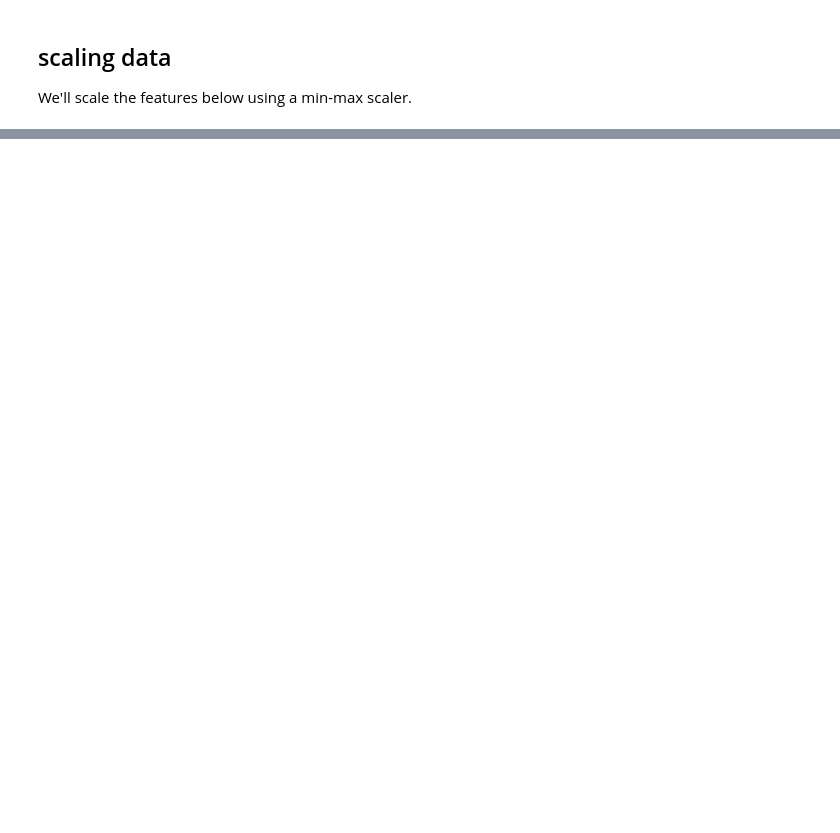
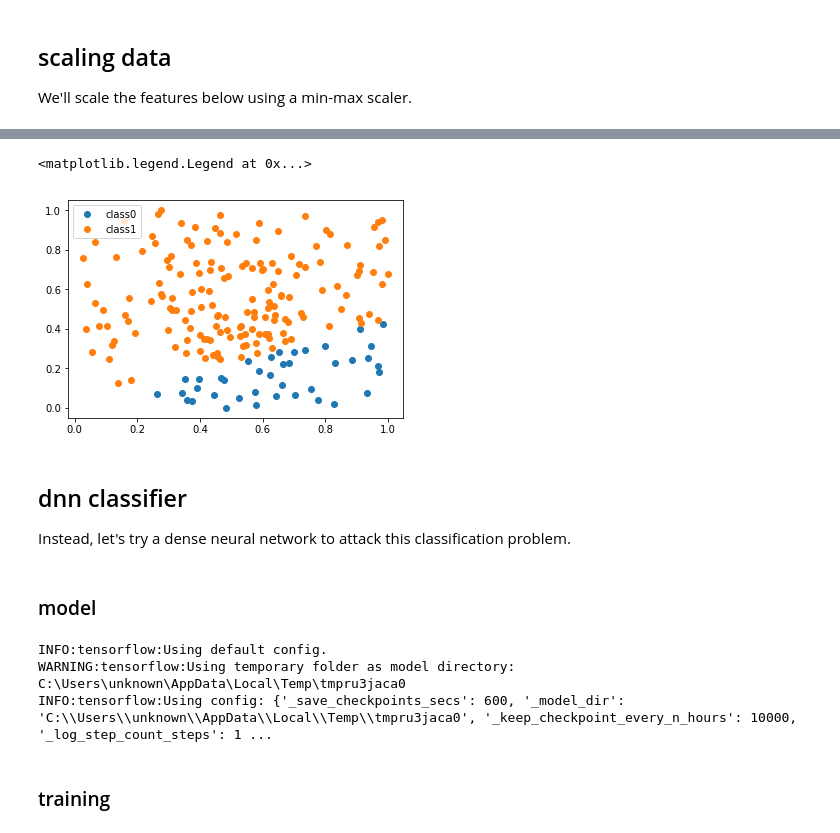
Before and after one commit to zfreedman/tfnn, a Jupyter notebook: code/simple_nn/Untitled.ipynb, the cells around one changed output, grey strips where cells are left out. Saved outputs shown, nothing was run; the diff lists cells and outputs as text; code cells hidden in the pictures; blank space fills up the shorter version.

```diff
--- a/code/simple_nn/Untitled.ipynb
+++ b/code/simple_nn/Untitled.ipynb
@@ -145,0 +318,25 @@ df_scaled[df.index.duplicated()]
+# %%
+#plotting predicted
+plt.plot(lc_pred0["x"], lc_pred0["y"], "o", label="class0")
+plt.plot(lc_pred1["x"], lc_pred1["y"], "o", label="class1")
+plt.legend()
+# %% [output]
+<matplotlib.legend.Legend at 0x...>
+[figure, added]
+# %% [markdown]
+## dnn classifier
+Instead, let's try a dense neural network to attack this classification problem.
+# %% [markdown]
+### model
+# %%
+dnn_model = tf.estimator.DNNClassifier(
+    hidden_units=[10]*3,
+    feature_columns=feature_columns,
+    n_classes=len(df_scaled.columns.unique())
+)
+# %% [output]
+INFO:tensorflow:Using default config.
+WARNING:tensorflow:Using temporary folder as model directory: C:\Users\unknown\AppData\Local\Temp\tmpru3jaca0
+INFO:tensorflow:Using config: {'_save_checkpoints_secs': 600, '_model_dir': 'C:\\Users\\unknown\\AppData\\Local\\Temp\\tmpru3jaca0', '_keep_checkpoint_every_n_hours': 10000, '_log_step_count_steps': 1 ...
+# %% [markdown]
+### training
```
Also changed, not shown: parts of 26 cells of this notebook.
